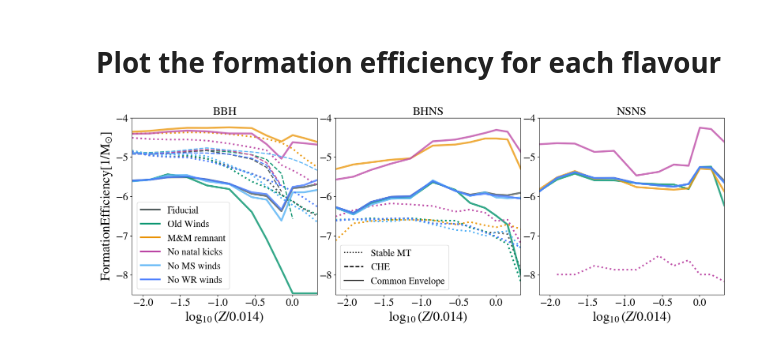
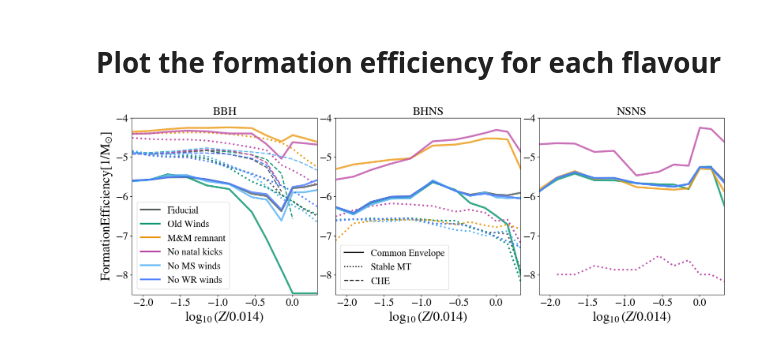
Before and after one commit to LiekeVanSon/ZdependentFormEff, a Jupyter notebook: code/Yield_CE_Stable.ipynb, the cells around one changed output. Saved outputs shown, nothing was run; the diff lists cells and outputs as text; code cells hidden in the pictures.

Commit message:
legend

```diff
--- a/code/Yield_CE_Stable.ipynb
+++ b/code/Yield_CE_Stable.ipynb
@@ -460,33 +460,33 @@ for sim_name, (label, color) in sim_name_dict.items():
         ax.plot(np.log10(Z_values/0.014), np.log10(flav_data['CE_group_lengths']/totalMassEvolvedPerMetallicity), label = None, lw = 3.5, alpha = 0.8,  ls = '-',  color = color)
         # ax.plot(np.log10(Z_values/0.014), np.log10(CHECE_group_lengths/totalMassEvolvedPerMetallicity), label = f'Chem Hom. CE {sim_name}', lw = 2, ls = '--', marker = 'o', color = color)
 
         #####
         # plotvalues
         ax.set_title(f'{flavor}', fontsize = 22)
 
         ax.set_xlim(np.log10(1e-4/0.014),np.log10(0.03/0.014))
         ax.set_xlabel('$\log_{10}(Z/0.014)$', fontsize = 25)
         ax.set_ylim(-8.5,-4)
         ax.tick_params(axis='both', which='major', labelsize=20)     # increase  tick labels
         ax.tick_params(axis='both', which='minor', labelsize=20)
 
 
 #########################
 # plotvalues
 fig.subplots_adjust(hspace=0.25, wspace=0.1)
 axes[0].set_ylabel("$\mathrm{Formation Efficiency [1/M_{\odot}]}$", fontsize =25)
 
 # Create the simulation legend
 legend1 = axes[0].legend(handles= sim_plot_lines, bbox_to_anchor=(0, 0.55), loc='upper left', fontsize = 18, ncols = 1)
 # legend1 = axes[1].legend(handles= sim_plot_lines, bbox_to_anchor=(0.5, -0.2), loc='upper center', fontsize = 18, ncols = 3)
 
 # Creating the channel legend
+CE_line     = mlines.Line2D([], [],lw = 2, color='black', linestyle='-', label='Common Envelope')
 stable_line = mlines.Line2D([], [],lw = 2, color='black', linestyle=':', marker = '', label='Stable MT')
 CHE_line    = mlines.Line2D([], [],lw = 2, color='black', linestyle='--', marker = '', label='CHE')
-CE_line     = mlines.Line2D([], [],lw = 2, color='black', linestyle='-', label='Common Envelope')
-axes[1].legend(handles=[stable_line, CHE_line, CE_line], loc='lower left', fontsize = 18)
+axes[1].legend(handles=[CE_line, stable_line, CHE_line], loc='lower left', fontsize = 18)
 
 plt.savefig(f'../plots/{compas_v}/Yield_variations.pdf', bbox_inches='tight')
 plt.show()
 # %% [output]
-[figure, old version]
+[figure, new version]
```
Also changed, not shown: 1 other file.
